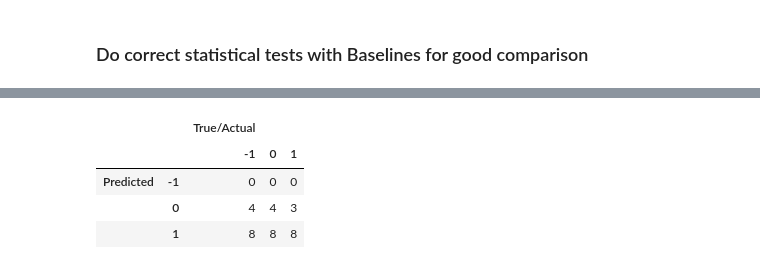
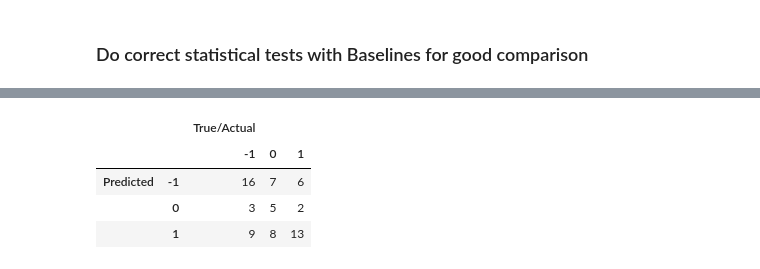
Before and after one commit to nmvdlei/PPMI_MAGNN, a Jupyter notebook: baseline.ipynb, the cells around one changed output, grey strips where cells are left out. Drawn from its saved outputs; the diff is of its cells as text; code cells hidden in the pictures.

Commit message:
baselines, performing tests, creating figures

```diff
--- a/baseline.ipynb
+++ b/baseline.ipynb
@@ -47,15 +44,14 @@ from sklearn.discriminant_analysis import QuadraticDiscriminantAnalysis
 # %%
 h = .02  # step size in the mesh
 
-names = ["Nearest Neighbors 2", "Nearest Neighbors 4", "Linear SVM", "Gaussian Process",
+names = ["Nearest Neighbors 4", "Linear SVM", "Linear SVM MAGNN",
          "Decision Tree", "Random Forest", "Neural Net", "AdaBoost",
          "Naive Bayes"]
 
 classifiers = [
-    KNeighborsClassifier(2),
     KNeighborsClassifier(4),
     SVC(kernel="linear", C=0.025),
-    GaussianProcessClassifier(1.0 * RBF(1.0)),
+    LinearSVC(dual=False),
     DecisionTreeClassifier(max_depth=5),
     RandomForestClassifier(max_depth=5, n_estimators=100, max_features=1),
     MLPClassifier(alpha=1, max_iter=1000),
@@ -72,13 +68,13 @@ X_train, X_test, y_train, y_test = \
 scores = []
 
 # iterate over classifiers
-for name, clf in zip(names, classifiers):
-    print(name)
-    clf.fit(X_train, y_train)
-    predicted = clf.predict(X_test)
-    f1_macro = f1_score(y_test, predicted, average='macro')
-    f1_micro = f1_score(y_test, predicted, average='micro')
-    scores.append((name, f1_macro, f1_micro))
+# for name, clf in zip(names, classifiers):
+#     print(name)
+#     clf.fit(X_train, y_train)
+#     predicted = clf.predict(X_test)
+#     f1_macro = f1_score(y_test, predicted, average='macro')
+#     f1_micro = f1_score(y_test, predicted, average='micro')
+#     scores.append((name, f1_macro, f1_micro))
 
-df = pd.DataFrame(scores, columns=['Name', 'f1_macro', 'f1_micro']).set_index('Name', drop=True).style.format({'f1_macro': "{:.1%}", 'f1_micro': "{:.1%}"})
-df
+# df = pd.DataFrame(scores, columns=['Name', 'f1_macro', 'f1_micro']).set_index('Name', drop=True).style.format({'f1_macro': "{:.1%}", 'f1_micro': "{:.1%}"})
+# df
@@ -133,9 +112,12 @@ def format_mean_std(mean_std):
 ### Do correct statistical tests with Baselines for good comparison
 # %%
 train_sizes = [0.8, 0.6, 0.4, 0.2]
-df_tests = pd.DataFrame([], columns=train_sizes)
+df_tests_macro = pd.DataFrame([], columns=train_sizes)
+df_tests_micro = pd.DataFrame([], columns=train_sizes)
 
 for name, clf in list(zip(names, classifiers)):
     result_macro_f1_list, result_micro_f1_list = clf_test(X, y, clf)
-    df_tests = df_tests.append(pd.Series(result_macro_f1_list, index=train_sizes, name='TEST').apply(format_mean_std), ignore_index=True)
-df_tests.index = names
+    df_tests_macro = df_tests_macro.append(pd.Series(result_macro_f1_list, index=train_sizes, name='TEST').apply(format_mean_std), ignore_index=True)
+    df_tests_micro = df_tests_micro.append(pd.Series(result_micro_f1_list, index=train_sizes, name='TEST').apply(format_mean_std), ignore_index=True)
+df_tests_macro.index = names
+df_tests_micro.index = names
@@ -172,15 +165,15 @@ def get_classifier(target, names, classifiers):
         if name==target:
             return classifier
 # %%
-clf = get_classifier('Neural Net', names, classifiers)
+clf = get_classifier('Decision Tree', names, classifiers)
 predicted = clf.predict(X_test)
 create_confusion_matrix(y_test, predicted)
 # %% [output]
 |  |  | True/Actual |  |  |
 |  |  | -1 | 0 | 1 |
-| Predicted | -1 | 0 | 0 | 0 |
-|  | 0 | 4 | 4 | 3 |
-|  | 1 | 8 | 8 | 8 |
+| Predicted | -1 | 16 | 7 | 6 |
+|  | 0 | 3 | 5 | 2 |
+|  | 1 | 9 | 8 | 13 |
 # %%
 from utils.tools import evaluate_results_nc
 
```
Also changed, not shown: parts of 9 cells of this notebook, 5 other files.
